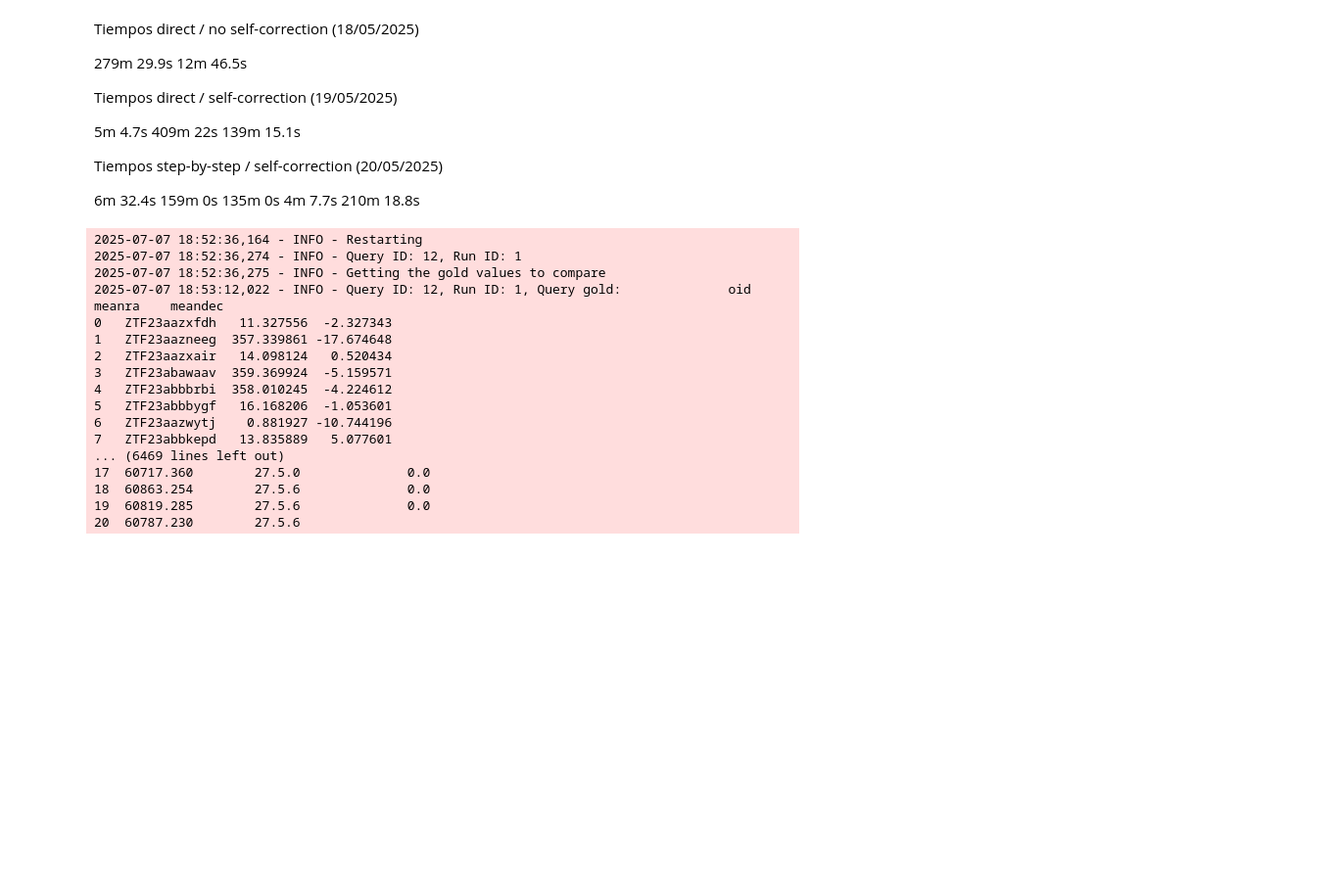
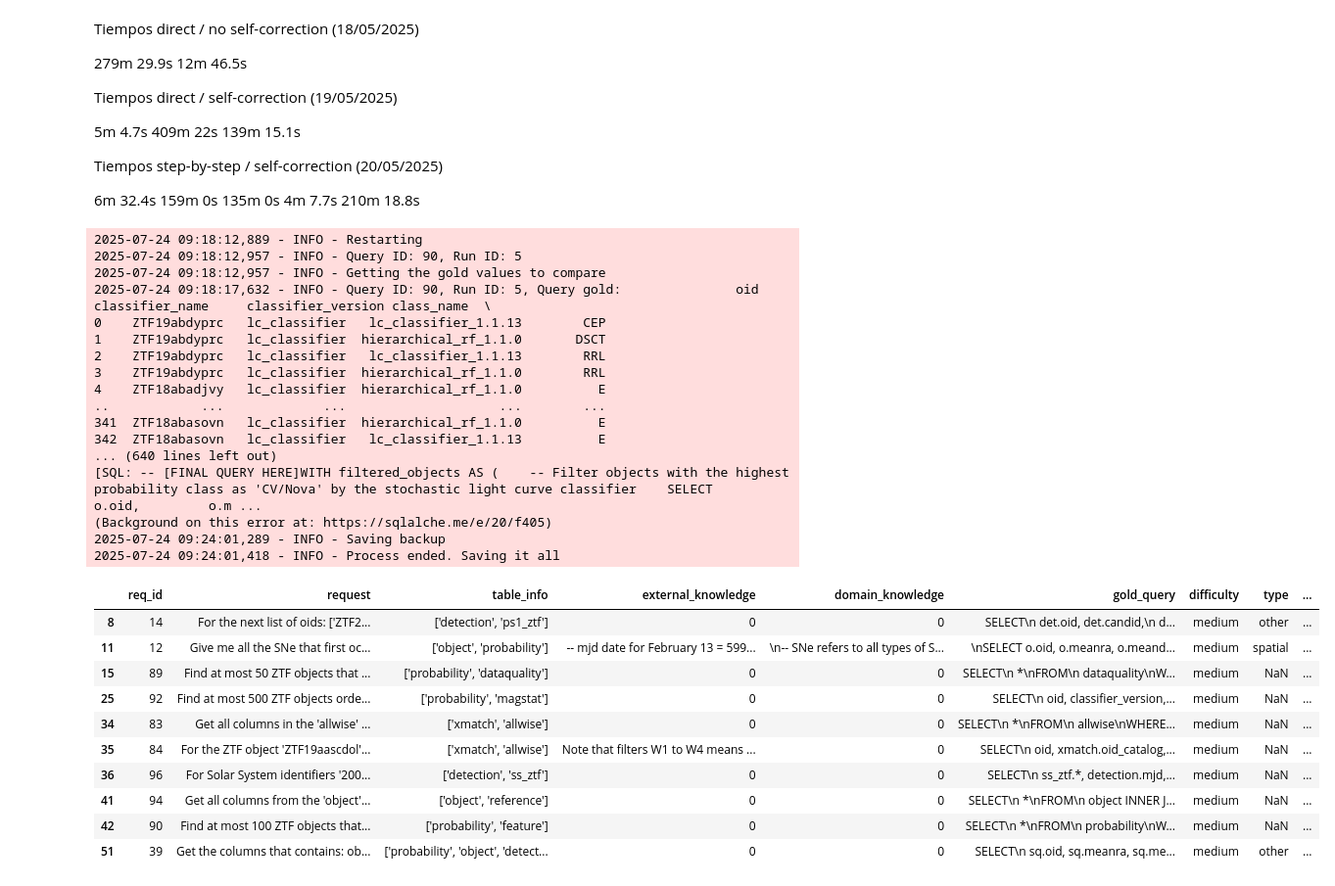
Before and after one commit to SimonSanfeliu/Tesis-Simon-Sanfeliu, a Jupyter notebook: tests_v2.ipynb, the cells around one changed output. Shown at 98% size. Drawn from its saved outputs; the diff is of its cells as text; code cells hidden in the pictures; blank space fills up the shorter version.

Commit message:
✅ ⚗️ Tested new prompts for No RAG SQL only in medium queries

```diff
--- a/tests_v2.ipynb
+++ b/tests_v2.ipynb
@@ -535,29 +535,43 @@ pred_path = "experiments/preds_gpt-4o-2024-11-20_2025-07-23T17-57-55.csv"
 prompts_path = "final_prompts/prompts_v4.json"
 
 # Trying out the metrics pipeline with 3 queries
-df_2 = df.loc[:2]
+df_2 = df_test[df_test["difficulty"] == "medium"]
 
 # Running all the metrics of the test set
 metrics = metricsPipeline(model, lang_type, max_tokens,
                           t_conn=2, n_tries=3, direct=True, self_corr=True,
                           self_corr_prompts={}, prompts_path=prompts_path)
-metrics.run_metrics(sql_preds_path=pred_path, df=df_test, total_exps=10,
+metrics.run_metrics(sql_preds_path=pred_path, df=df_2, total_exps=10,
                     restart=True)
 # %% [output]
-2025-07-07 18:52:36,164 - INFO - Restarting
-2025-07-07 18:52:36,274 - INFO - Query ID: 12, Run ID: 1
-2025-07-07 18:52:36,275 - INFO - Getting the gold values to compare
-2025-07-07 18:53:12,022 - INFO - Query ID: 12, Run ID: 1, Query gold:              oid      meanra    meandec
-0   ZTF23aazxfdh   11.327556  -2.327343
-1   ZTF23aazneeg  357.339861 -17.674648
-2   ZTF23aazxair   14.098124   0.520434
-3   ZTF23abawaav  359.369924  -5.159571
-4   ZTF23abbbrbi  358.010245  -4.224612
-5   ZTF23abbbygf   16.168206  -1.053601
-6   ZTF23aazwytj    0.881927 -10.744196
-7   ZTF23abbkepd   13.835889   5.077601
-... (6469 lines left out)
-17  60717.360        27.5.0              0.0
-18  60863.254        27.5.6              0.0
-19  60819.285        27.5.6              0.0
-20  60787.230        27.5.6
+2025-07-24 09:18:12,889 - INFO - Restarting
+2025-07-24 09:18:12,957 - INFO - Query ID: 90, Run ID: 5
+2025-07-24 09:18:12,957 - INFO - Getting the gold values to compare
+2025-07-24 09:18:17,632 - INFO - Query ID: 90, Run ID: 5, Query gold:               oid classifier_name     classifier_version class_name  \
+0    ZTF19abdyprc   lc_classifier   lc_classifier_1.1.13        CEP
+1    ZTF19abdyprc   lc_classifier  hierarchical_rf_1.1.0       DSCT
+2    ZTF19abdyprc   lc_classifier   lc_classifier_1.1.13        RRL
+3    ZTF19abdyprc   lc_classifier  hierarchical_rf_1.1.0        RRL
+4    ZTF18abadjvy   lc_classifier  hierarchical_rf_1.1.0          E
+..            ...             ...                    ...        ...
+341  ZTF18abasovn   lc_classifier  hierarchical_rf_1.1.0          E
+342  ZTF18abasovn   lc_classifier   lc_classifier_1.1.13          E
+... (640 lines left out)
+[SQL: -- [FINAL QUERY HERE]WITH filtered_objects AS (    -- Filter objects with the highest probability class as 'CV/Nova' by the stochastic light curve classifier    SELECT         o.oid,         o.m ...
+(Background on this error at: https://sqlalche.me/e/20/f405)
+2025-07-24 09:24:01,289 - INFO - Saving backup
+2025-07-24 09:24:01,418 - INFO - Process ended. Saving it all
+# %%
+df_2
+# %% [output]
+|  | req_id | request | table_info | external_knowledge | domain_knowledge | gold_query | difficulty | type | ... |
+| 8 | 14 | For the next list of oids: ['ZTF2... | ['detection', 'ps1_ztf'] | 0 | 0 | SELECT\n det.oid, det.candid,\n d... | medium | other | ... |
+| 11 | 12 | Give me all the SNe that first oc... | ['object', 'probability'] | -- mjd date for February 13 = 599... | \n-- SNe refers to all types of S... | \nSELECT o.oid, o.meanra, o.meand... | medium | spatial | ... |
+| 15 | 89 | Find at most 50 ZTF objects that ... | ['probability', 'dataquality'] | 0 | 0 | SELECT\n *\nFROM\n dataquality\nW... | medium | NaN | ... |
+| 25 | 92 | Find at most 500 ZTF objects orde... | ['probability', 'magstat'] | 0 | 0 | SELECT\n oid, classifier_version,... | medium | NaN | ... |
+| 34 | 83 | Get all columns in the 'allwise' ... | ['xmatch', 'allwise'] | 0 | 0 | SELECT\n *\nFROM\n allwise\nWHERE... | medium | NaN | ... |
+| 35 | 84 | For the ZTF object 'ZTF19aascdol'... | ['xmatch', 'allwise'] | Note that filters W1 to W4 means ... | 0 | SELECT\n oid, xmatch.oid_catalog,... | medium | NaN | ... |
+| 36 | 96 | For Solar System identifiers '200... | ['detection', 'ss_ztf'] | 0 | 0 | SELECT\n ss_ztf.*, detection.mjd,... | medium | NaN | ... |
+| 41 | 94 | Get all columns from the 'object'... | ['object', 'reference'] | 0 | 0 | SELECT\n *\nFROM\n object INNER J... | medium | NaN | ... |
+| 42 | 90 | Find at most 100 ZTF objects that... | ['probability', 'feature'] | 0 | 0 | SELECT\n *\nFROM\n probability\nW... | medium | NaN | ... |
+| 51 | 39 | Get the columns that contains: ob... | ['probability', 'object', 'detect... | 0 | 0 | SELECT\n sq.oid, sq.meanra, sq.me... | medium | other | ... |
```
Also changed, not shown: 4 other files.
